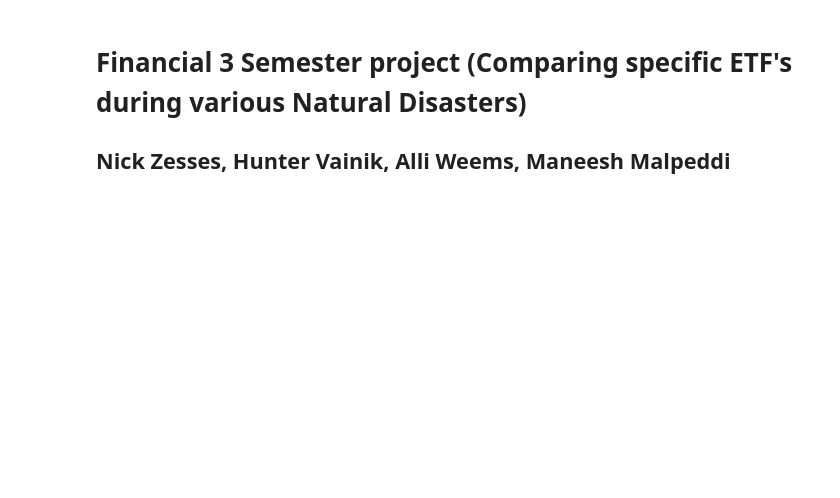
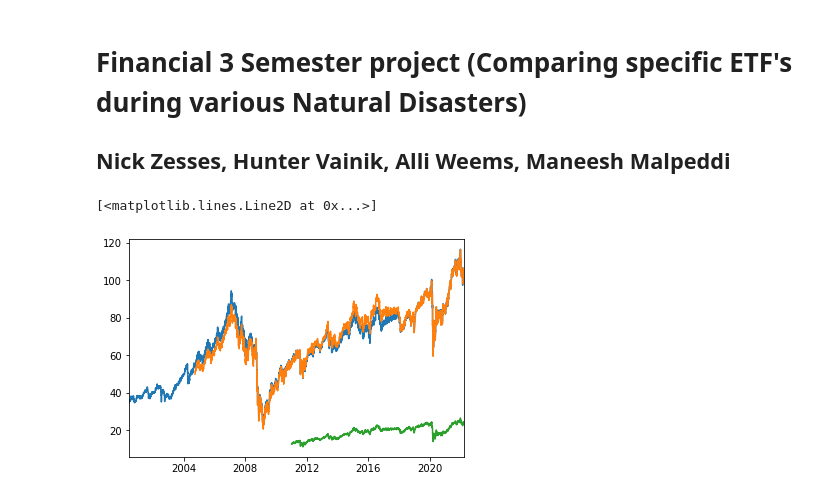
Before and after one commit to zessesni/CMSE202Financial3, a Jupyter notebook: CMSE202Financial3project.ipynb, the cells around one changed output. Drawn from its saved outputs; the diff is of its cells as text; code cells hidden in the pictures; blank space fills up the shorter version.

```diff
--- a/CMSE202Financial3project.ipynb
+++ b/CMSE202Financial3project.ipynb
@@ -13,5 +15,28 @@ import sklearn as skl
 # %%
-# # iyr = pd.read_csv('IYR.csv', delimiter = ',')
-# schh = pd.read_csv('SCHH.csv',delimiter = ',')
-# vnq =  pd.read_csv('VNQ.csv', delimiter = ',')
-# print(schh)
+#Real Estate ETF
+iyr = pd.read_csv('Real Estate/IYR.csv', delimiter = ',')
+schh = pd.read_csv('Real Estate/SCHH.csv',delimiter = ',')
+vnq =  pd.read_csv('Real Estate/VNQ.csv', delimiter = ',')
+
+#Energy Etfs
+oilu = pd.read_csv('Energy/OILU.csv',delimiter = ',')
+gush = pd.read_csv('Energy/GUSH.csv',delimiter = ',')
+vde = pd.read_csv('Energy/VDE.csv',delimiter = ',')
+#print(oilu)
+#materials ETF's
+iym = pd.read_csv('Materials/IYM.csv',delimiter = ',')
+vaw = pd.read_csv('Materials/VAW.csv',delimiter = ',')
+xlb = pd.read_csv('Materials/XLB.csv',delimiter = ',')
+mxi = pd.read_csv('Materials/MXI.csv', delimiter = ',')
+# %%
+#Real Estate ETF's graphs
+schhx =  [dt.datetime.strptime(d,'%Y-%m-%d').date() for d in schh.iloc[:,0]]
+iyrx = [dt.datetime.strptime(d,'%Y-%m-%d').date() for d in iyr.iloc[:,0]]
+vnqx =  [dt.datetime.strptime(d,'%Y-%m-%d').date() for d in vnq.iloc[:,0]]
+plt.margins(x=0)
+plt.plot(iyrx,iyr['Open'])
+plt.plot(vnqx,vnq['Open'])
+plt.plot(schhx,schh['Open'])
+# %% [output]
+[<matplotlib.lines.Line2D at 0x...>]
+[figure, added]
```
Also changed, not shown: parts of 2 cells of this notebook.
